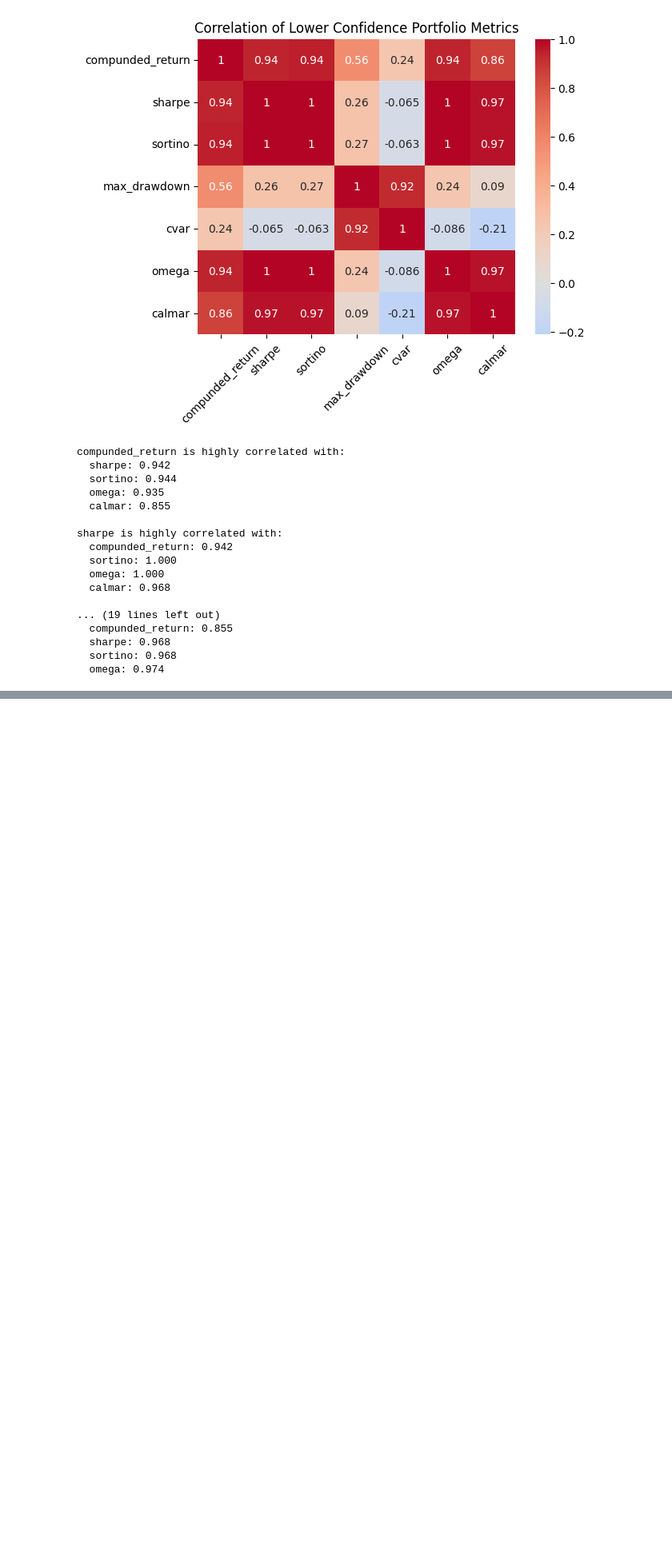
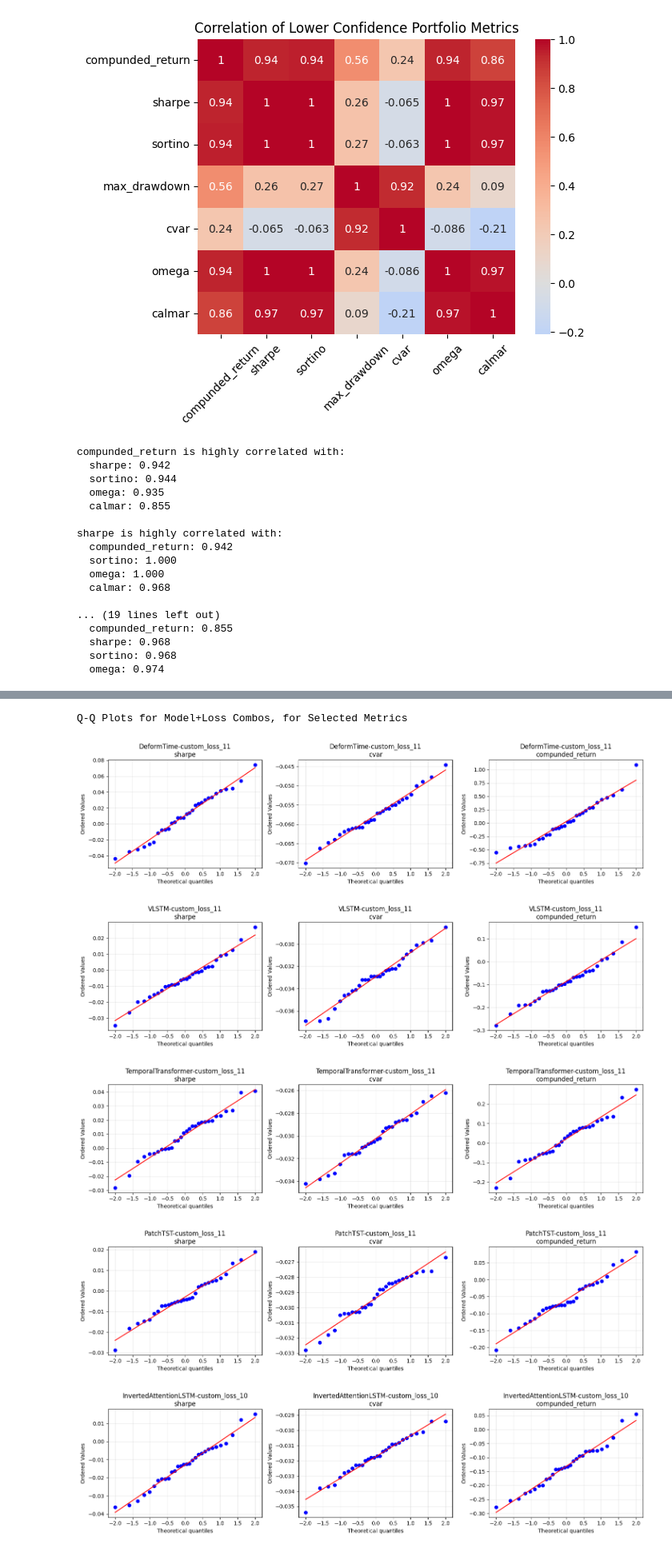
Before and after one commit to travisdesell/exact, a Jupyter notebook: financial_loss_functions/exploration/test_analysis.ipynb, the cells around one changed output, grey strips where cells are left out. Shown at 80% size. Drawn from its saved outputs; the diff is of its cells as text; code cells hidden in the pictures; blank space fills up the shorter version.

```diff
--- a/financial_loss_functions/exploration/test_analysis.ipynb
+++ b/financial_loss_functions/exploration/test_analysis.ipynb
@@ -306,0 +345,11 @@ frontier_3d
+# %%
+# Q-Q Plots
+print('Q-Q Plots for Model+Loss Combos, for Selected Metrics')
+plot_qq_by_model(all_seed_perf, nn_model_losses, metrics_for_tests)
+# %% [output]
+Q-Q Plots for Model+Loss Combos, for Selected Metrics
+[figure, added]
+[figure, added]
+[figure, added]
+[figure, added]
+[figure, added]
```
Also changed, not shown: parts of 15 cells of this notebook, 2 other files.
